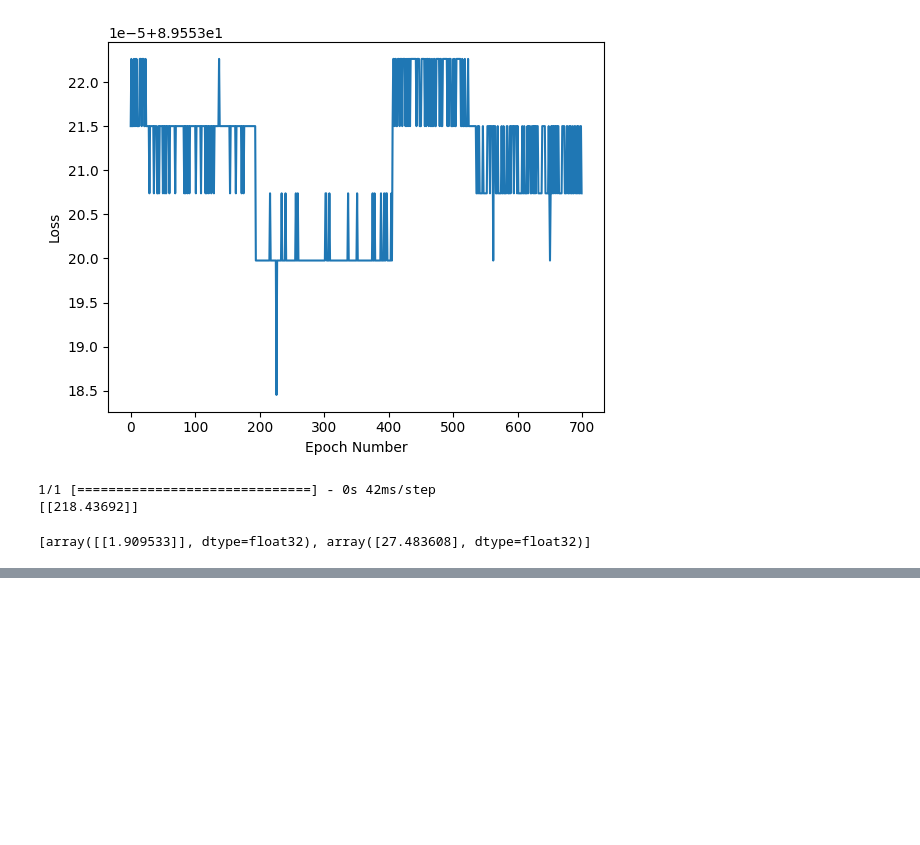
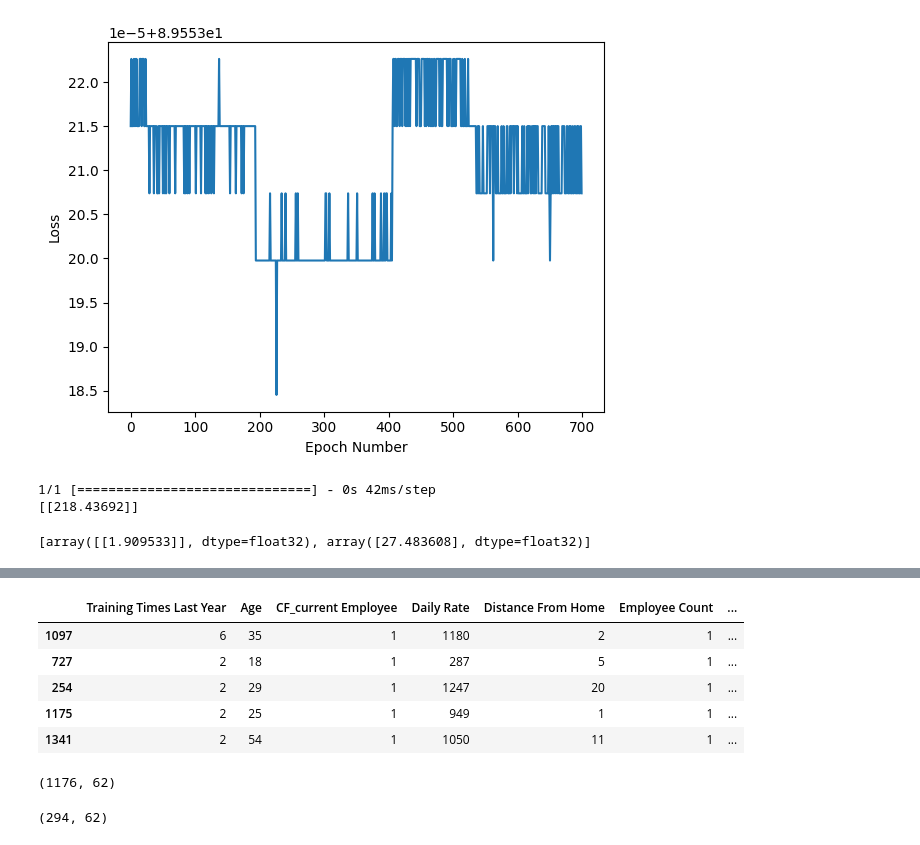
Before and after one commit to swarajksahoo/Python-DataBase-Connectivity, a Jupyter notebook: Tensorflow_Code.ipynb, the cells around one changed output, grey strips where cells are left out. Drawn from its saved outputs; the diff is of its cells as text; code cells hidden in the pictures; blank space fills up the shorter version.

```diff
--- a/Tensorflow_Code.ipynb
+++ b/Tensorflow_Code.ipynb
@@ -80,0 +107,11 @@ dtype: int64
+# %%
+X_train, X_test, y_train, y_test = train_test_split(one_hot_encoded_data, y, test_size=0.20, random_state=42)
+# %%
+X_train.head()
+# %% [output]
+|  | Training Times Last Year | Age | CF_current Employee | Daily Rate | Distance From Home | Employee Count | ... |
+| 1097 | 6 | 35 | 1 | 1180 | 2 | 1 | ... |
+| 727 | 2 | 18 | 1 | 287 | 5 | 1 | ... |
+| 254 | 2 | 29 | 1 | 1247 | 20 | 1 | ... |
+| 1175 | 2 | 25 | 1 | 949 | 1 | 1 | ... |
+| 1341 | 2 | 54 | 1 | 1050 | 11 | 1 | ... |
@@ -80,0 +128,8 @@ dtype: int64
+# %%
+scaled_data_train.shape
+# %% [output]
+(1176, 62)
+# %%
+scaled_data_test.shape
+# %% [output]
+(294, 62)
```
Also changed, not shown: parts of 21 cells of this notebook.
